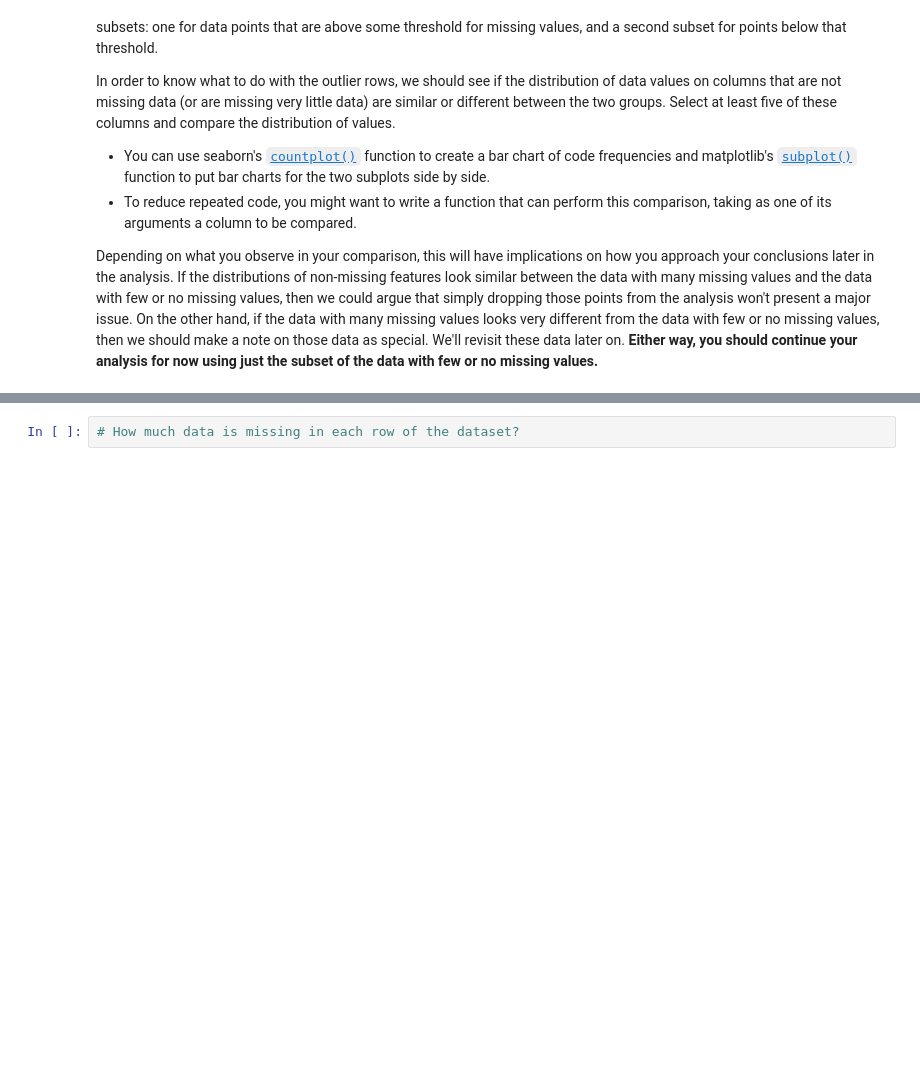
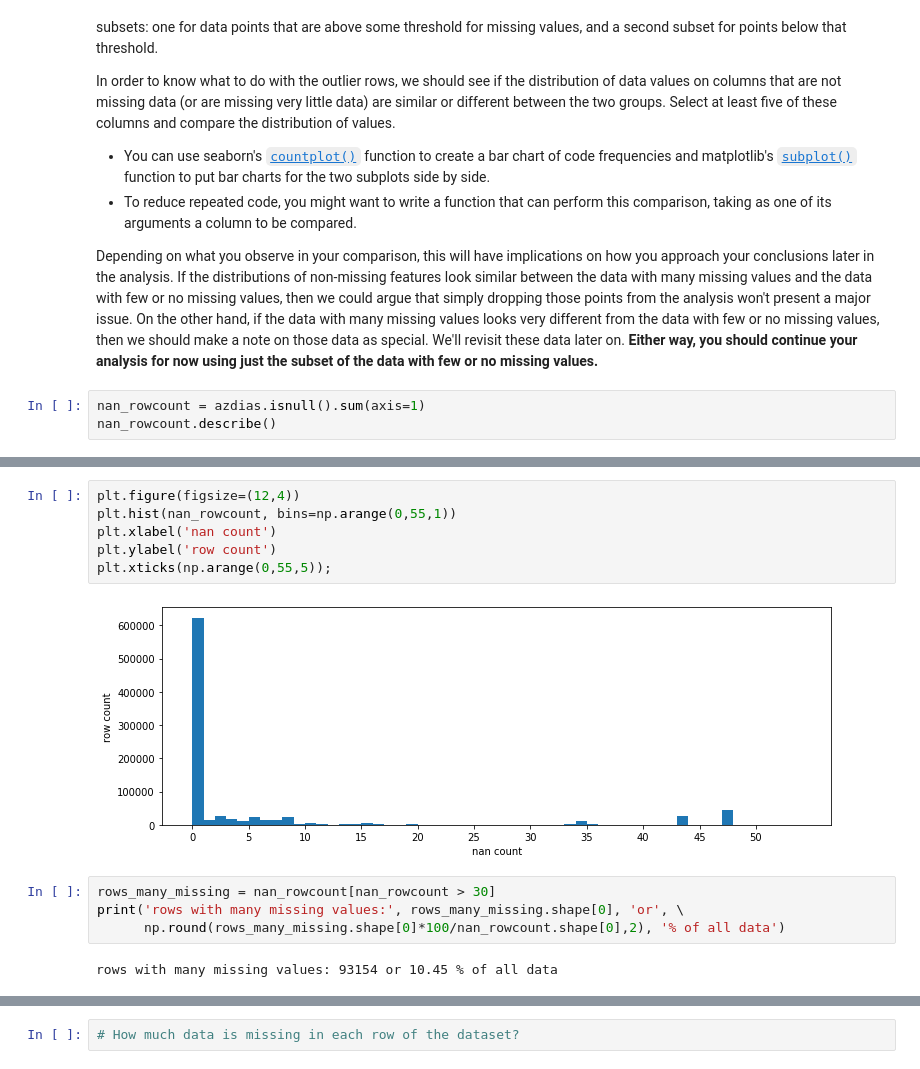
Before and after one commit to vasilkosturski/udacity-ml-intro, a Jupyter notebook: unsupervised-learning/creating-customer-segments/Identify_Customer_Segments.ipynb, the cells around one changed output, grey strips where cells are left out. Drawn from its saved outputs; the diff is of its cells as text; blank space fills up the shorter version.

```diff
--- a/unsupervised-learning/creating-customer-segments/Identify_Customer_Segments.ipynb
+++ b/unsupervised-learning/creating-customer-segments/Identify_Customer_Segments.ipynb
@@ -240,3 +244,6 @@ In order to know what to do with the outlier rows, we should see if the distribu
 - To reduce repeated code, you might want to write a function that can perform this comparison, taking as one of its arguments a column to be compared.
 
 Depending on what you observe in your comparison, this will have implications on how you approach your conclusions later in the analysis. If the distributions of non-missing features look similar between the data with many missing values and the data with few or no missing values, then we could argue that simply dropping those points from the analysis won't present a major issue. On the other hand, if the data with many missing values looks very different from the data with few or no missing values, then we should make a note on those data as special. We'll revisit these data later on. **Either way, you should continue your analysis for now using just the subset of the data with few or no missing values.**
+# %%
+nan_rowcount = azdias.isnull().sum(axis=1)
+nan_rowcount.describe()
@@ -242,0 +269,14 @@ Depending on what you observe in your comparison, this will have implications on
+# %%
+plt.figure(figsize=(12,4))
+plt.hist(nan_rowcount, bins=np.arange(0,55,1))
+plt.xlabel('nan count')
+plt.ylabel('row count')
+plt.xticks(np.arange(0,55,5));
+# %% [output]
+[figure, added]
+# %%
+rows_many_missing = nan_rowcount[nan_rowcount > 30]
+print('rows with many missing values:', rows_many_missing.shape[0], 'or', \
+      np.round(rows_many_missing.shape[0]*100/nan_rowcount.shape[0],2), '% of all data')
+# %% [output]
+rows with many missing values: 93154 or 10.45 % of all data
```
Also changed, not shown: parts of 28 cells of this notebook.
